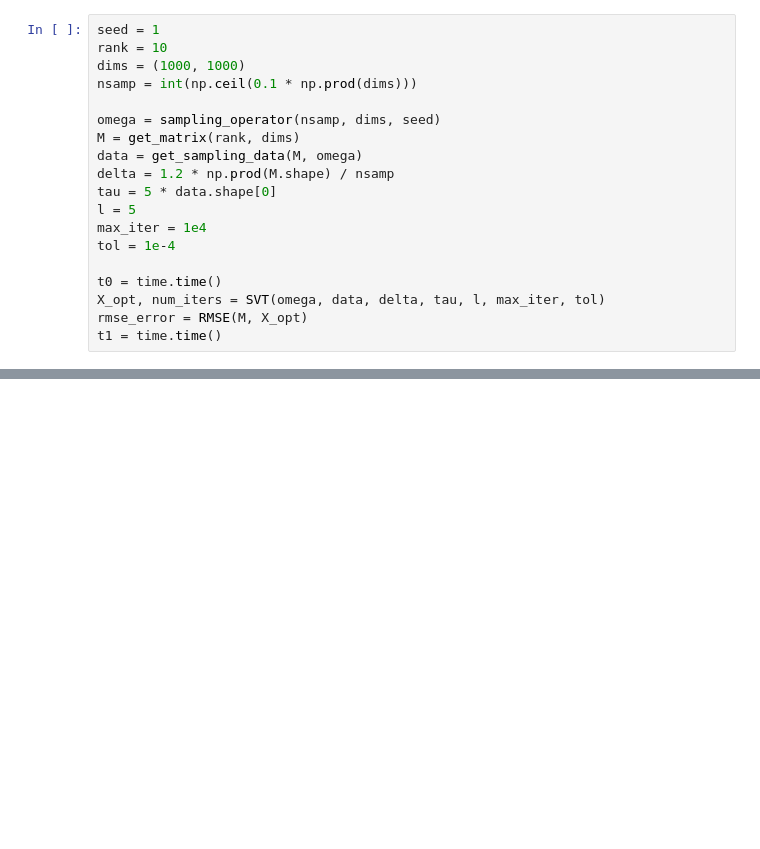
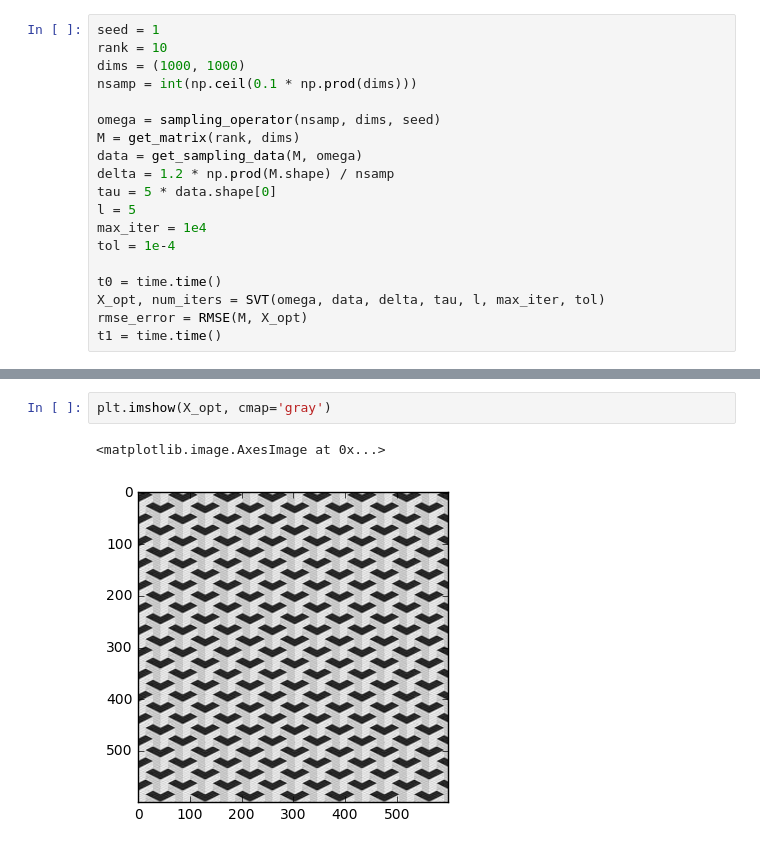
Before and after one commit to a-bochkarev/roy_project, a Jupyter notebook: SVT/SVT.ipynb, the cells around one changed output, grey strips where cells are left out. Drawn from its saved outputs; the diff is of its cells as text; blank space fills up the shorter version.

```diff
--- a/SVT/SVT.ipynb
+++ b/SVT/SVT.ipynb
@@ -152,0 +183,5 @@ REPORT:
+# %%
+plt.imshow(X_opt, cmap='gray')
+# %% [output]
+<matplotlib.image.AxesImage at 0x...>
+[figure, added]
```
Also changed, not shown: parts of 11 cells of this notebook, 1 other file.
